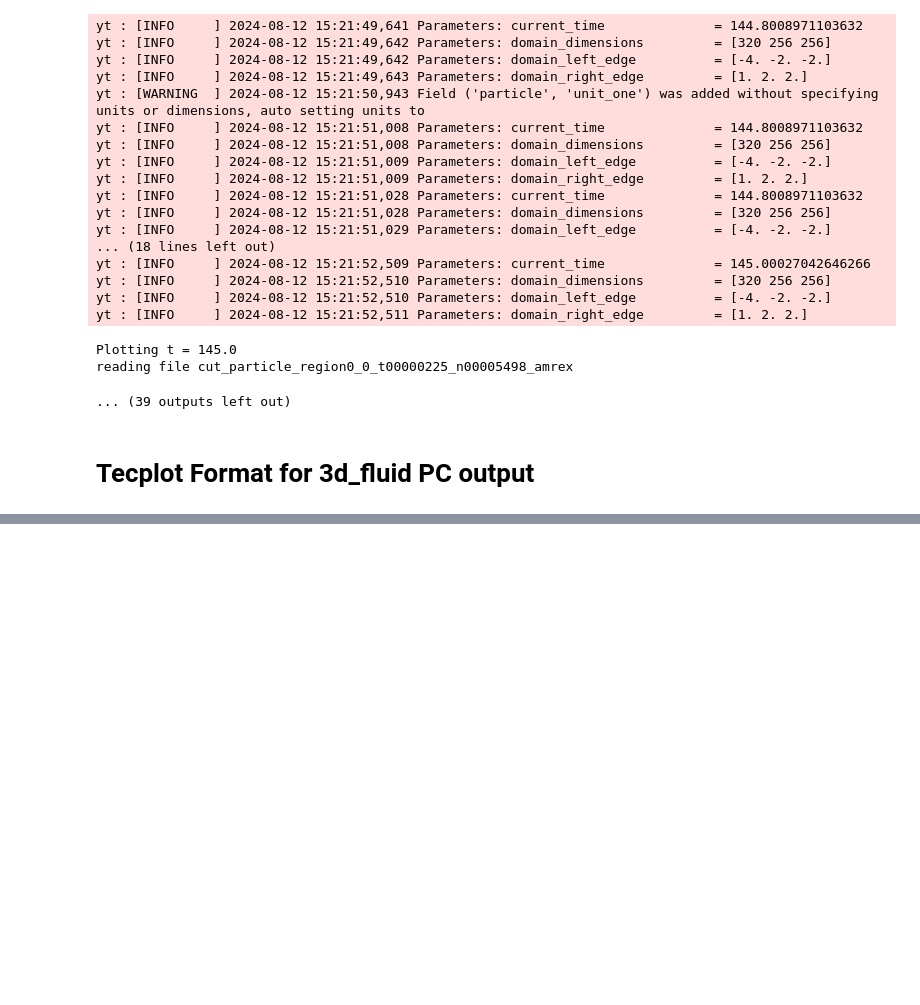
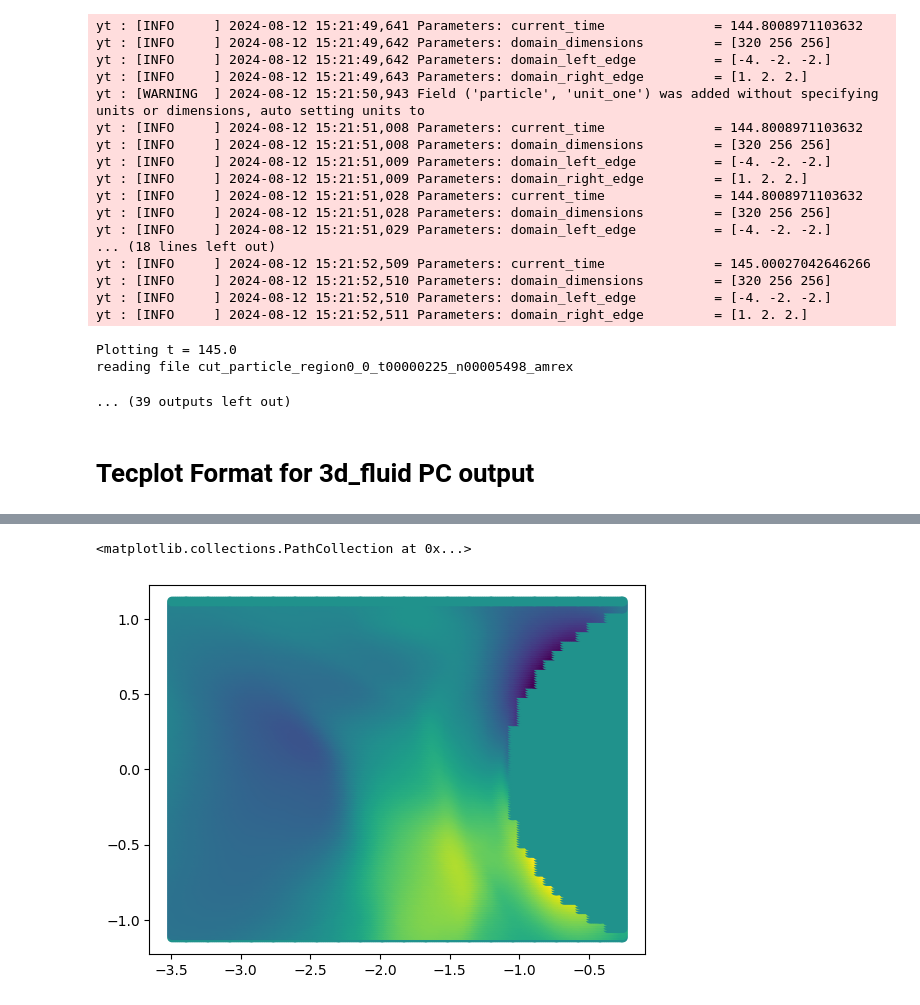
Before and after one commit to alexandercushen/MercuryModelling, a Jupyter notebook: plotting/PC_plotting.ipynb, the cells around one changed output, grey strips where cells are left out. Saved outputs shown, nothing was run; the diff lists cells and outputs as text; code cells hidden in the pictures; blank space fills up the shorter version.

```diff
--- a/plotting/PC_plotting.ipynb
+++ b/plotting/PC_plotting.ipynb
@@ -1497,0 +2277,5 @@ Bx.shape
+# %%
+plt.scatter(rect_zone.values("X").as_numpy_array(),rect_zone.values("Y").as_numpy_array(),c=rect_zone.values("By").as_numpy_array())
+# %% [output]
+<matplotlib.collections.PathCollection at 0x...>
+[figure, added]
```
Also changed, not shown: parts of 8 cells of this notebook.
